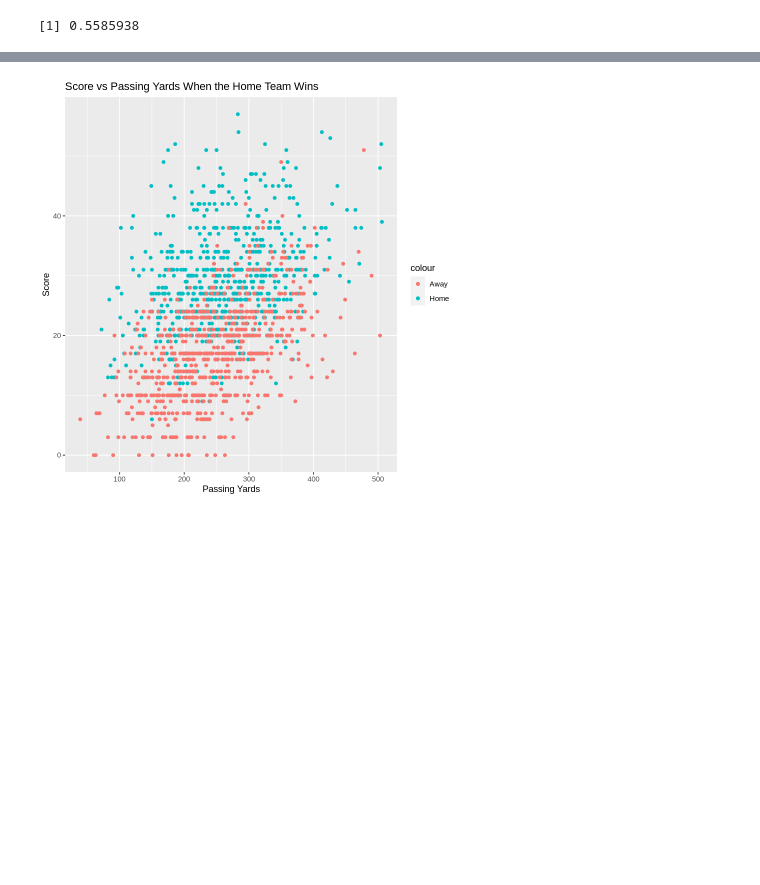
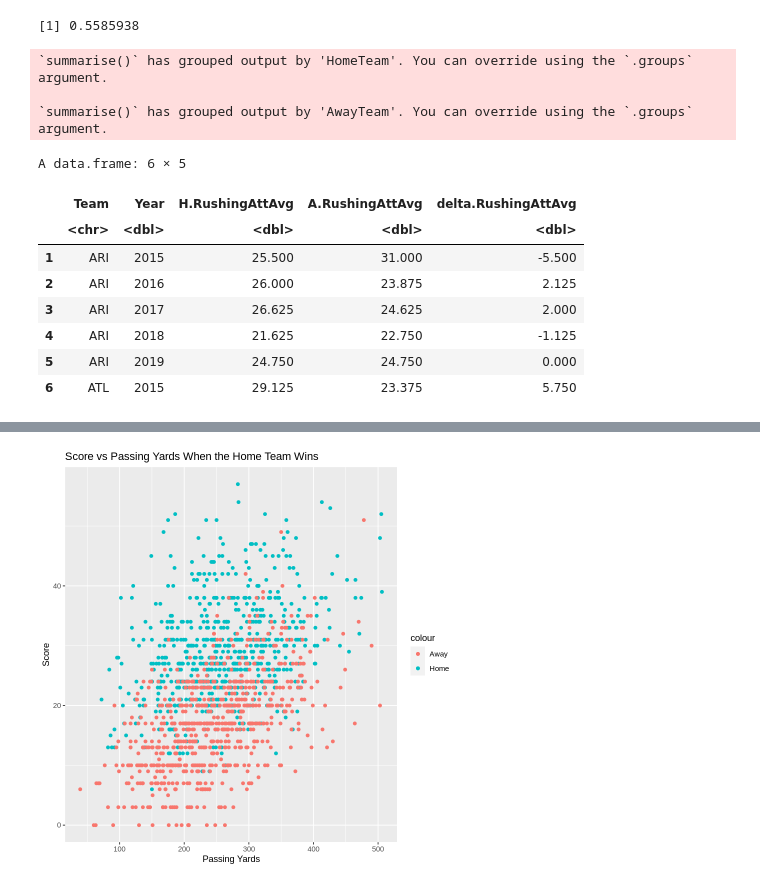
Before and after one commit to DavidYJC/STAT201_GroupProject, a Jupyter notebook: Project Report.ipynb, the cells around one changed output, grey strips where cells are left out. Cells and saved outputs as stored; diff of their text form; code cells hidden in the pictures; blank space fills up the shorter version.

```diff
--- a/Project Report.ipynb
+++ b/Project Report.ipynb
@@ -89,3 +89,35 @@ winP <- sum(nfl_data$gameResult == "W") / nrow(nfl_data)
 winP
 # %% [output]
 [1] 0.5585938
+# %%
+#delta rushing attempts#
+
+#home rushing attempts avg
+homeRushingAttAvg <- nfl_data %>%
+    group_by(HomeTeam, Year) %>%
+    summarize(H.RushingAttAvg=mean(H.RushAtt))
+names(homeRushingAttAvg)[names(homeRushingAttAvg)== 'HomeTeam'] <- 'Team'
+
+#away rushing attempts avg
+awayRushingAttAvg <- nfl_data %>%
+    group_by(AwayTeam, Year) %>%
+    summarize(A.RushingAttAvg=mean(A.RushAtt))
+names(awayRushingAttAvg)[names(awayRushingAttAvg)== 'AwayTeam'] <- 'Team'
+
+#home and away rushing attempts average for each team of each year and the delta value
+rushAttAvg <- merge(homeRushingAttAvg, awayRushingAttAvg, all.x=TRUE)
+rushAttAvg$delta.RushingAttAvg <- rushAttAvg$H.RushingAttAvg - rushAttAvg$A.RushingAttAvg
+head(rushAttAvg)
+# %% [output]
+`summarise()` has grouped output by 'HomeTeam'. You can override using the `.groups` argument.
+
+`summarise()` has grouped output by 'AwayTeam'. You can override using the `.groups` argument.
+A data.frame: 6 × 5
+|  | Team | Year | H.RushingAttAvg | A.RushingAttAvg | delta.RushingAttAvg |
+|  | <chr> | <dbl> | <dbl> | <dbl> | <dbl> |
+| 1 | ARI | 2015 | 25.500 | 31.000 | -5.500 |
+| 2 | ARI | 2016 | 26.000 | 23.875 | 2.125 |
+| 3 | ARI | 2017 | 26.625 | 24.625 | 2.000 |
+| 4 | ARI | 2018 | 21.625 | 22.750 | -1.125 |
+| 5 | ARI | 2019 | 24.750 | 24.750 | 0.000 |
+| 6 | ATL | 2015 | 29.125 | 23.375 | 5.750 |
```
Also changed, not shown: parts of 8 cells of this notebook.
